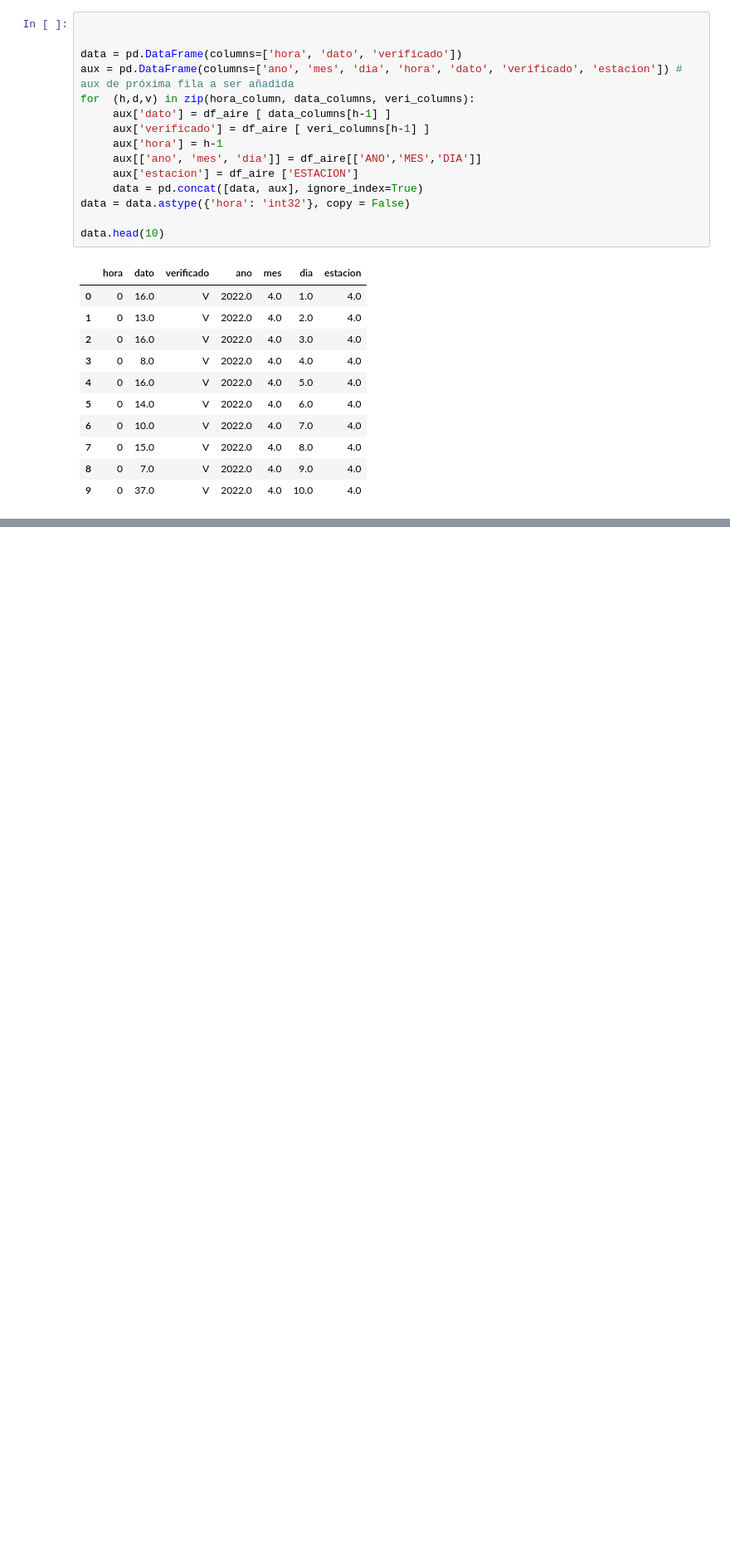
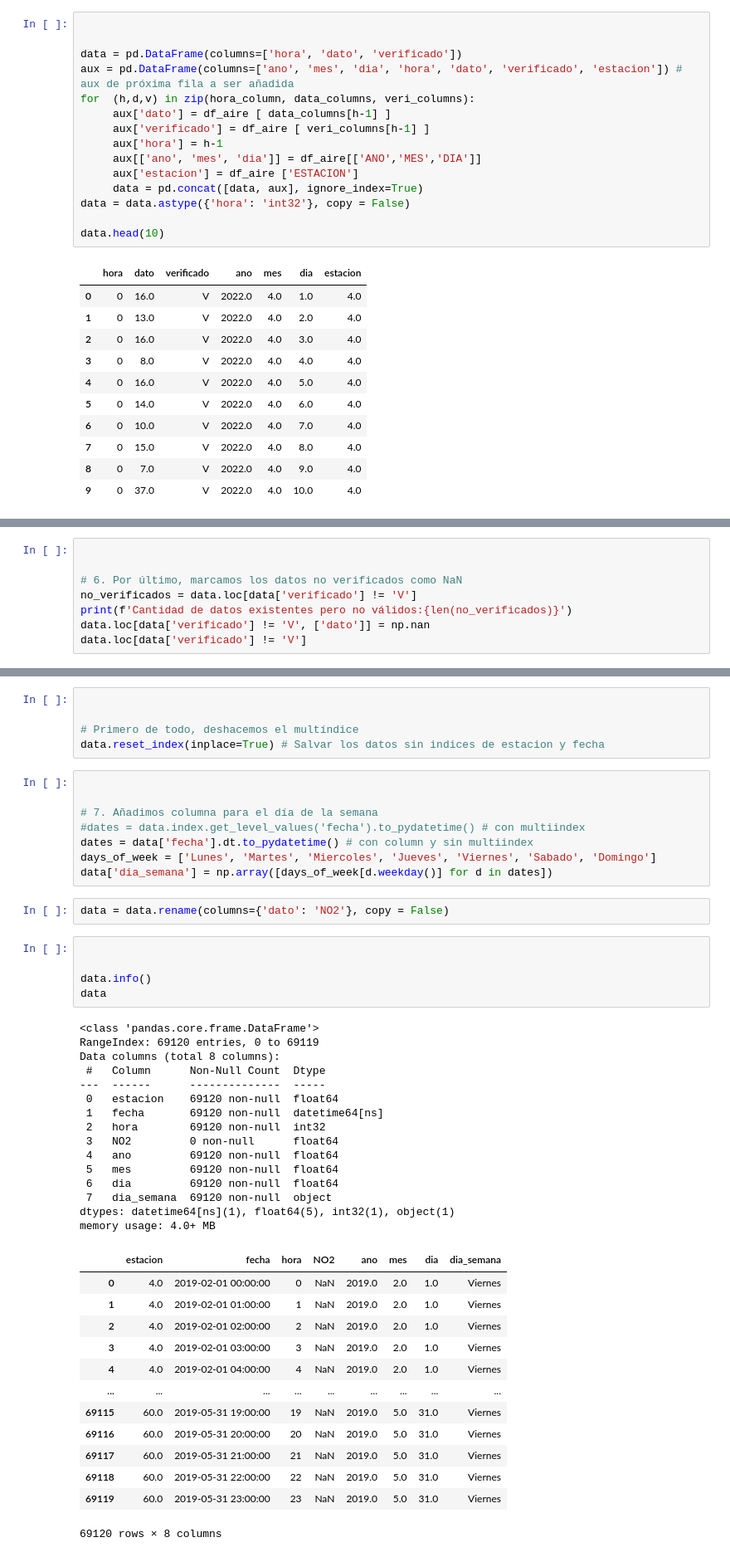
Before and after one commit to EmmaMontalban/calidad_aire_provisional, a Jupyter notebook: Notebooks/aire2022.ipynb, the cells around one changed output, grey strips where cells are left out. Shown: that part at 83% size. Drawn from its saved outputs; the diff is of its cells as text; blank space fills up the shorter version.

Commit message:
dataset para N02

```diff
--- a/Notebooks/aire2022.ipynb
+++ b/Notebooks/aire2022.ipynb
@@ -123,0 +264,8 @@ data.set_index(['fecha'], inplace=True)
+# %%
+
+
+# 6. Por último, marcamos los datos no verificados como NaN
+no_verificados = data.loc[data['verificado'] != 'V']
+print(f'Cantidad de datos existentes pero no válidos:{len(no_verificados)}')
+data.loc[data['verificado'] != 'V', ['dato']] = np.nan
+data.loc[data['verificado'] != 'V']
@@ -123,0 +305,49 @@ data.set_index(['fecha'], inplace=True)
+# %%
+
+
+# Primero de todo, deshacemos el multíndice
+data.reset_index(inplace=True) # Salvar los datos sin indices de estacion y fecha
+# %%
+
+
+# 7. Añadimos columna para el día de la semana
+#dates = data.index.get_level_values('fecha').to_pydatetime() # con multiindex
+dates = data['fecha'].dt.to_pydatetime() # con column y sin multiindex
+days_of_week = ['Lunes', 'Martes', 'Miercoles', 'Jueves', 'Viernes', 'Sabado', 'Domingo']
+data['dia_semana'] = np.array([days_of_week[d.weekday()] for d in dates])
+# %%
+data = data.rename(columns={'dato': 'NO2'}, copy = False)
+# %%
+
+
+data.info()
+data
+# %% [output]
+<class 'pandas.core.frame.DataFrame'>
+RangeIndex: 69120 entries, 0 to 69119
+Data columns (total 8 columns):
+ #   Column      Non-Null Count  Dtype
+---  ------      --------------  -----
+ 0   estacion    69120 non-null  float64
+ 1   fecha       69120 non-null  datetime64[ns]
+ 2   hora        69120 non-null  int32
+ 3   NO2         0 non-null      float64
+ 4   ano         69120 non-null  float64
+ 5   mes         69120 non-null  float64
+ 6   dia         69120 non-null  float64
+ 7   dia_semana  69120 non-null  object
+dtypes: datetime64[ns](1), float64(5), int32(1), object(1)
+memory usage: 4.0+ MB
+|  | estacion | fecha | hora | NO2 | ano | mes | dia | dia_semana |
+| 0 | 4.0 | 2019-02-01 00:00:00 | 0 | NaN | 2019.0 | 2.0 | 1.0 | Viernes |
+| 1 | 4.0 | 2019-02-01 01:00:00 | 1 | NaN | 2019.0 | 2.0 | 1.0 | Viernes |
+| 2 | 4.0 | 2019-02-01 02:00:00 | 2 | NaN | 2019.0 | 2.0 | 1.0 | Viernes |
+| 3 | 4.0 | 2019-02-01 03:00:00 | 3 | NaN | 2019.0 | 2.0 | 1.0 | Viernes |
+| 4 | 4.0 | 2019-02-01 04:00:00 | 4 | NaN | 2019.0 | 2.0 | 1.0 | Viernes |
+| ... | ... | ... | ... | ... | ... | ... | ... | ... |
+| 69115 | 60.0 | 2019-05-31 19:00:00 | 19 | NaN | 2019.0 | 5.0 | 31.0 | Viernes |
+| 69116 | 60.0 | 2019-05-31 20:00:00 | 20 | NaN | 2019.0 | 5.0 | 31.0 | Viernes |
+| 69117 | 60.0 | 2019-05-31 21:00:00 | 21 | NaN | 2019.0 | 5.0 | 31.0 | Viernes |
+| 69118 | 60.0 | 2019-05-31 22:00:00 | 22 | NaN | 2019.0 | 5.0 | 31.0 | Viernes |
+| 69119 | 60.0 | 2019-05-31 23:00:00 | 23 | NaN | 2019.0 | 5.0 | 31.0 | Viernes |
+69120 rows × 8 columns
```
Also changed, not shown: parts of 12 cells of this notebook.
